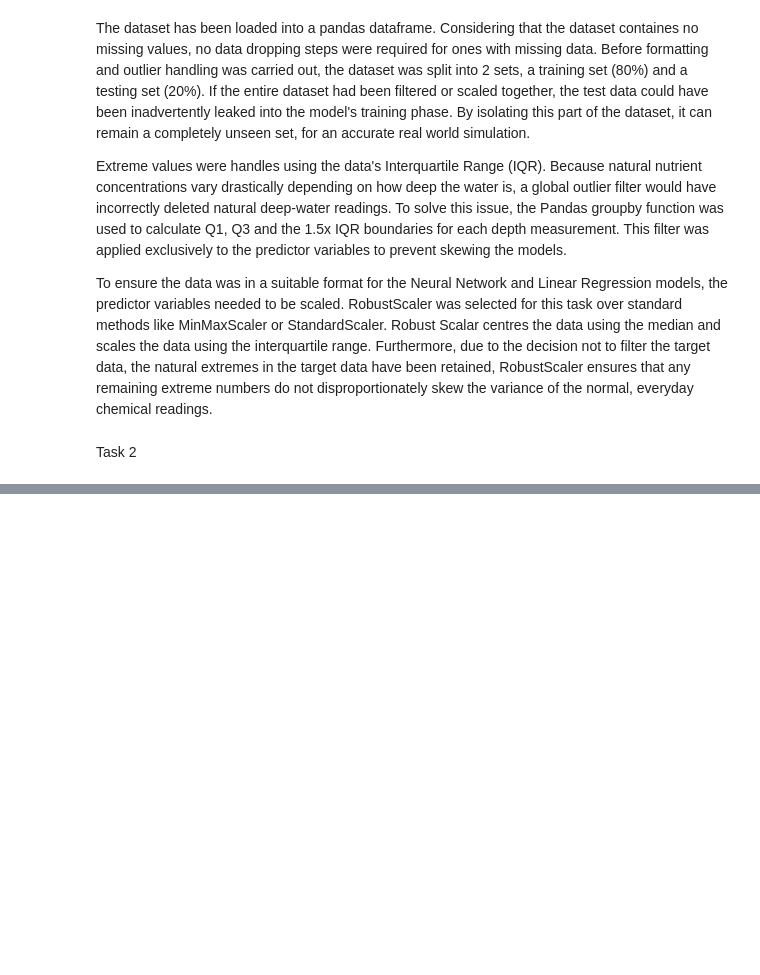
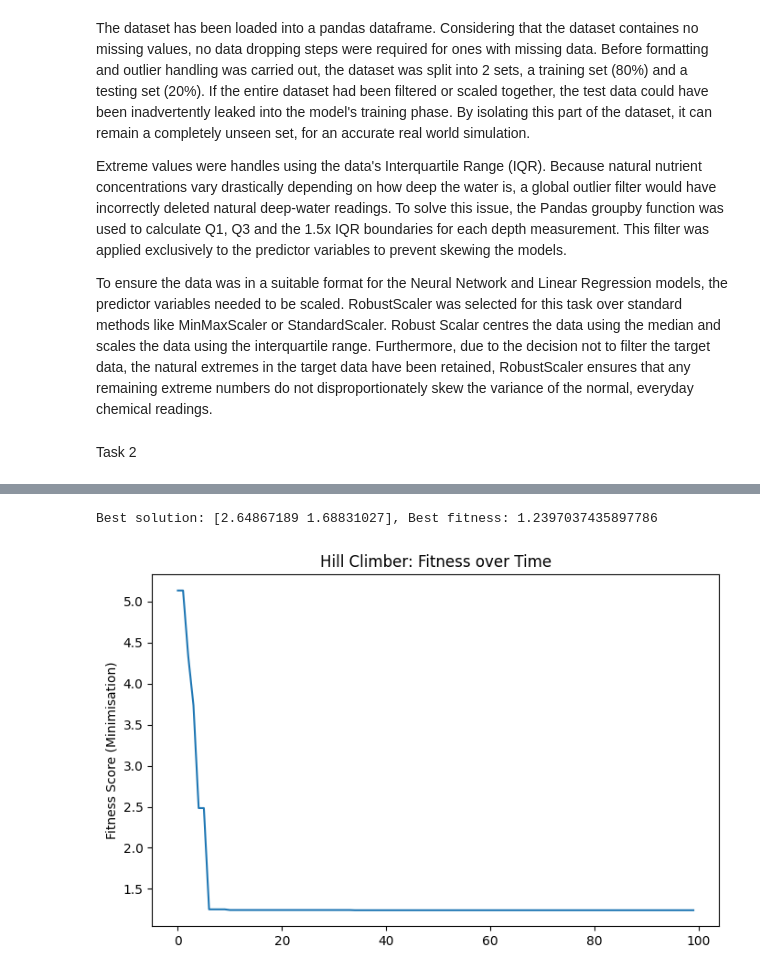
Before and after one commit to BenD2006/comp2002, a Jupyter notebook: COMP2002.ipynb, the cells around one changed output, grey strips where cells are left out. Drawn from its saved outputs; the diff is of its cells as text; code cells hidden in the pictures; blank space fills up the shorter version.

```diff
--- a/COMP2002.ipynb
+++ b/COMP2002.ipynb
@@ -205,0 +206,47 @@ plt.show()
+# %%
+class GMutation:
+    def __init__(self,mutation_step_size):
+        self.mutation_step_size = mutation_step_size
+
+    def mutate(self, solution):
+        solution_copy = solution.copy()
+        solution_copy += np.random.normal(loc=0.0, scale=self.mutation_step_size, size=solution_copy.shape)
+        return solution_copy
+
+def evolve(x, y, function, mutation, compare, A):
+    xp = mutation.mutate(x)
+    yp = function(xp)
+
+    if not compare(y , yp) :
+        x = xp
+        y = yp
+
+    A.append(y)
+    return x,y,A
+
+def lessOrEqual(a, b):
+    return a <= b
+
+def optimise(D, function, mutation, ngens, compare):
+    x = np.random.uniform(-5, 5, D)
+    y = function(x)
+    archive = []
+
+    for gen in range(ngens):
+        x, y, archive = evolve(x, y, function, mutation, compare, archive)
+
+    return x,y,archive
+
+mutation = GMutation(mutation_step_size=0.5)
+best_sol, best_fit, fitness_history = optimise(D=2, function=mccormick_function, mutation=mutation, ngens=100, compare=lessOrEqual)
+
+print(f"Best solution: {best_sol}, Best fitness: {best_fit}")
+
+plt.figure(figsize=(8, 5))
+plt.plot(fitness_history)
+plt.title('Hill Climber: Fitness over Time')
+plt.ylabel('Fitness Score (Minimisation)')
+plt.show()
+# %% [output]
+Best solution: [2.64867189 1.68831027], Best fitness: 1.2397037435897786
+[figure, added]
```
Also changed, not shown: parts of 1 cell of this notebook.
